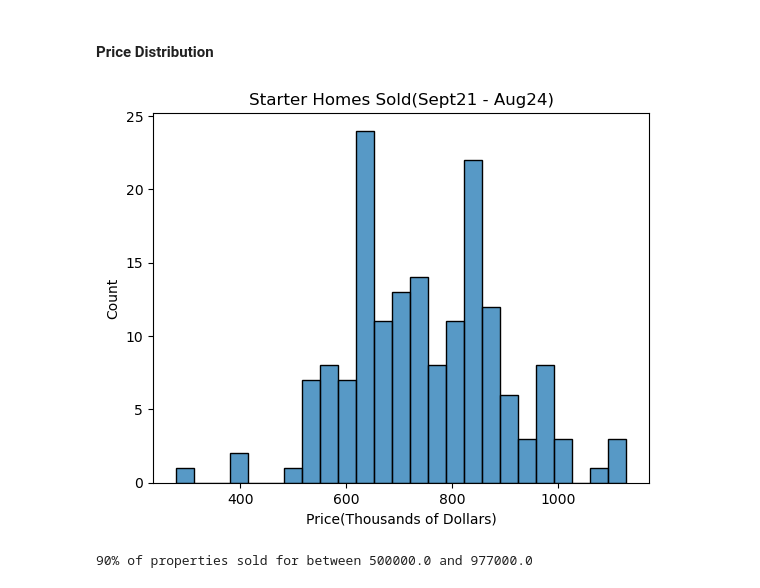
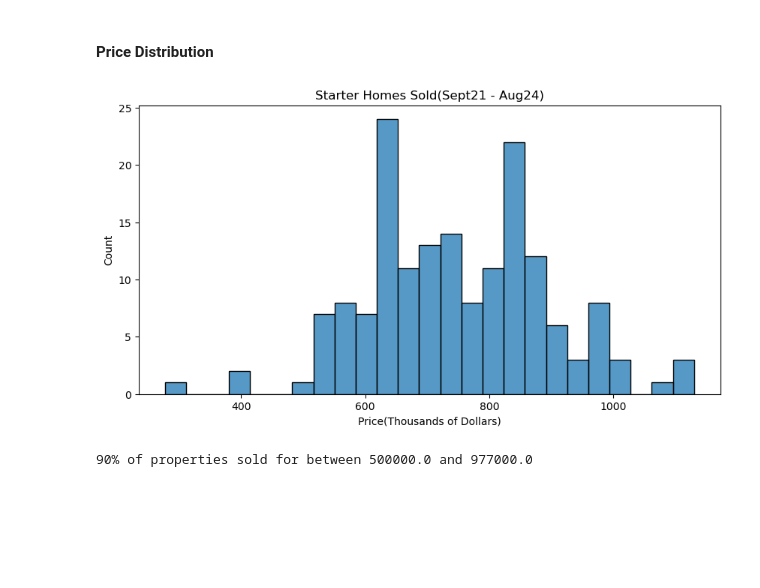
Before and after one commit to StarkArk/Local_Real_Estate_Analysis, a Jupyter notebook: real_estate_eda.ipynb, the cells around one changed output. Drawn from its saved outputs; the diff is of its cells as text; code cells hidden in the pictures; blank space fills up the shorter version.

```diff
--- a/real_estate_eda.ipynb
+++ b/real_estate_eda.ipynb
@@ -181,16 +181,17 @@ Name: city, dtype: int64
 # %%
 with warnings.catch_warnings():
     warnings.filterwarnings('ignore')
+    plt.figure(figsize=(10,5))
     sns.histplot(re_df['price'][re_df['dateSold']>'2023-08-31'], bins=25)
 
 plt.title('Starter Homes Sold(Sept21 - Aug24)')
 plt.xticks(ticks = [400000, 600000, 800000, 1000000],
           labels = ['400', '600', '800', '1000'])
 plt.xlabel('Price(Thousands of Dollars)')
 
 plt.savefig('Images/starterhomesoldbyprice_last3yrs.svg', format='svg')
 # %% [output]
-[figure, old version]
+[figure, new version]
 # %%
 # Find the Price Range for 95% of Homes
 low_price = np.quantile(a=re_df['price'], q=0.05)
```
Also changed, not shown: 2 other files.
